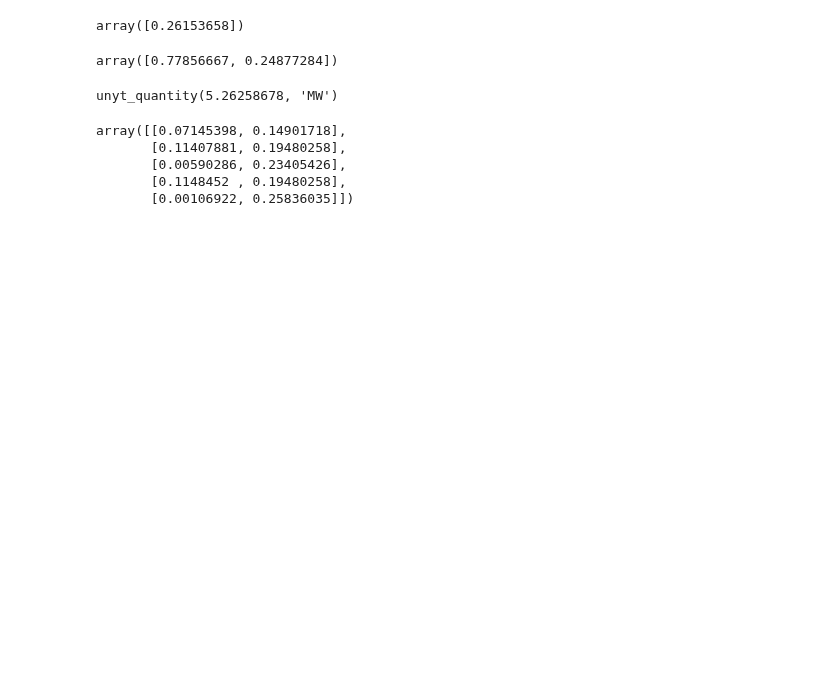
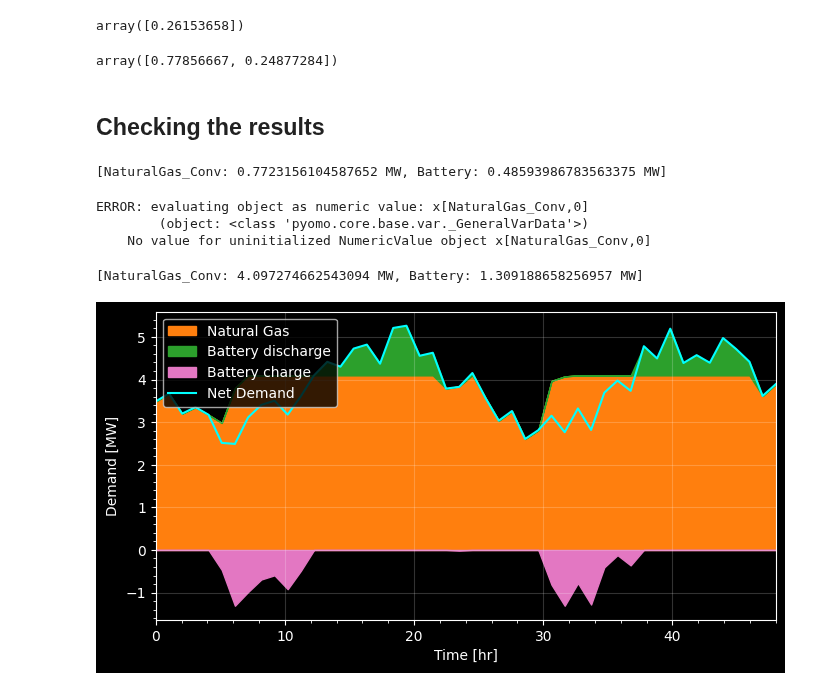
Before and after one commit to arfc/osier, a Jupyter notebook: docs/source/examples/capacity_expansion_tutorial.ipynb, the cells around one changed output. Cells and saved outputs as stored; diff of their text form; code cells hidden in the pictures; blank space fills up the shorter version.

```diff
--- a/docs/source/examples/capacity_expansion_tutorial.ipynb
+++ b/docs/source/examples/capacity_expansion_tutorial.ipynb
@@ -156,15 +156,63 @@ display(res.F, res.X)
 # %% [output]
 array([0.26153658])
 array([0.77856667, 0.24877284])
-# %%
-problem.max_demand
-# %% [output]
-unyt_quantity(5.26258678, 'MW')
-# %%
-res.X
-# %% [output]
-array([[0.07145398, 0.14901718],
-       [0.11407881, 0.19480258],
-       [0.00590286, 0.23405426],
-       [0.1148452 , 0.19480258],
-       [0.00106922, 0.25836035]])
+# %% [markdown]
+## Checking the results
+# %%
+from osier import DispatchModel
+
+lib.battery.capacity =  0.48593986783563375*MW
+lib.natural_gas.capacity = 0.7723156104587652*MW
+
+technologies = [lib.natural_gas, lib.battery]
+display(technologies)
+
+model = DispatchModel(technology_list=technologies,
+                      net_demand=demand)
+model.solve(solver='glpk')
+# %% [output]
+[NaturalGas_Conv: 0.7723156104587652 MW, Battery: 0.48593986783563375 MW]
+ERROR: evaluating object as numeric value: x[NaturalGas_Conv,0]
+        (object: <class 'pyomo.core.base.var._GeneralVarData'>)
+    No value for uninitialized NumericValue object x[NaturalGas_Conv,0]
+# %%
+lib.battery.capacity =  0.24877284*demand.max()*MW
+lib.natural_gas.capacity = 0.77856667*demand.max()*MW
+
+technologies = [lib.natural_gas, lib.battery]
+display(technologies)
+
+model = DispatchModel(technology_list=technologies,
+                      net_demand=demand)
+model.solve(solver='glpk')
+# %% [output]
+[NaturalGas_Conv: 4.097274662543094 MW, Battery: 1.309188658256957 MW]
+# %%
+with plt.style.context("dark_background"):
+    fig, ax = plt.subplots(figsize=(8,4))
+    ax.grid(alpha=0.2)
+    ax.minorticks_on()
+    ax.fill_between(hours,
+                    y1=0,
+                    y2=model.results['NaturalGas_Conv'].values,
+                    color='tab:orange',
+                    label='Natural Gas')
+    ax.fill_between(hours,
+                    y1=model.results['NaturalGas_Conv'].values,
+                    y2=model.results['Battery'].values+model.results['NaturalGas_Conv'].values,
+                    color='tab:green',
+                    label='Battery discharge')
+    ax.fill_between(hours,
+                    y1=0,
+                    y2=model.results['Battery_charge'].values,
+                    color='tab:pink',
+                    label='Battery charge')
+    ax.plot(hours, model.net_demand, color='cyan', label='Net Demand')
+    ax.set_xlim(0,48)
+    # ax.set_ylim(0,5.5)
+    ax.legend(loc='upper left')
+    ax.set_ylabel("Demand [MW]")
+    ax.set_xlabel("Time [hr]")
+    plt.show()
+# %% [output]
+[figure, added]
```
Also changed, not shown: parts of 4 cells of this notebook, 2 other files.
